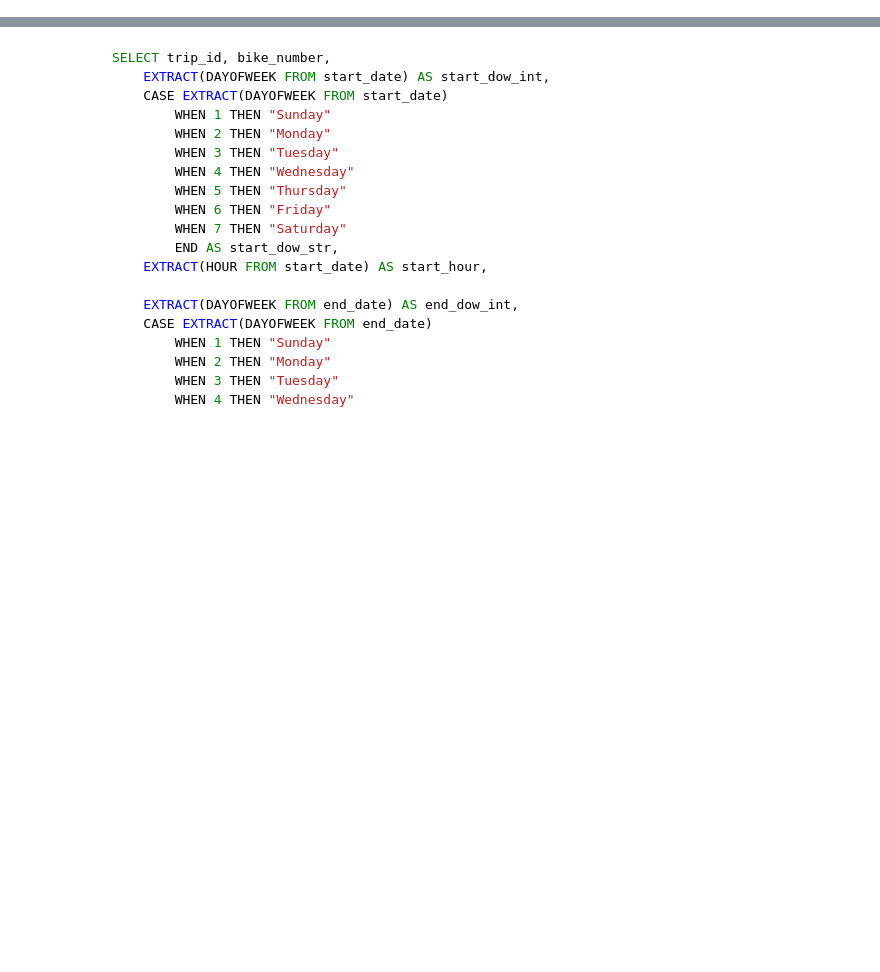
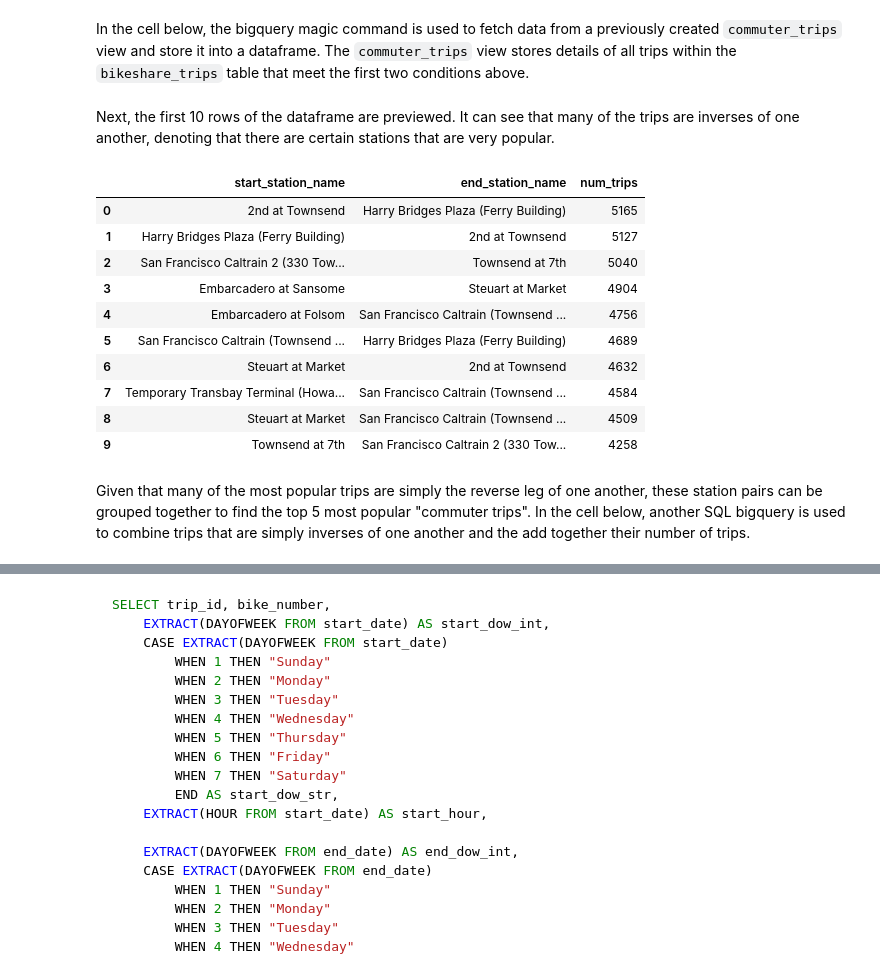
Before and after one commit to stemlock/Lyft_Bay_Wheels_Ridership_BigQuery_Analysis, a Jupyter notebook: Project_1.ipynb, the cells around one changed output, grey strips where cells are left out. Saved outputs shown, nothing was run; the diff lists cells and outputs as text; code cells hidden in the pictures; blank space fills up the shorter version.

```diff
--- a/Project_1.ipynb
+++ b/Project_1.ipynb
@@ -12,0 +24,2 @@
+# %% [markdown]
+In the cell below, the bigquery magic command is used to fetch data from a previously created `commuter_trips` view and store it into a dataframe. The `commuter_trips` view stores details of all trips within the `bikeshare_trips` table that meet the first two conditions above.
@@ -12,0 +34,18 @@
+# %% [markdown]
+Next, the first 10 rows of the dataframe are previewed. It can see that many of the trips are inverses of one another, denoting that there are certain stations that are very popular.
+# %%
+df_commuter_trips.head(10)
+# %% [output]
+|  | start_station_name | end_station_name | num_trips |
+| 0 | 2nd at Townsend | Harry Bridges Plaza (Ferry Building) | 5165 |
+| 1 | Harry Bridges Plaza (Ferry Building) | 2nd at Townsend | 5127 |
+| 2 | San Francisco Caltrain 2 (330 Tow... | Townsend at 7th | 5040 |
+| 3 | Embarcadero at Sansome | Steuart at Market | 4904 |
+| 4 | Embarcadero at Folsom | San Francisco Caltrain (Townsend ... | 4756 |
+| 5 | San Francisco Caltrain (Townsend ... | Harry Bridges Plaza (Ferry Building) | 4689 |
+| 6 | Steuart at Market | 2nd at Townsend | 4632 |
+| 7 | Temporary Transbay Terminal (Howa... | San Francisco Caltrain (Townsend ... | 4584 |
+| 8 | Steuart at Market | San Francisco Caltrain (Townsend ... | 4509 |
+| 9 | Townsend at 7th | San Francisco Caltrain 2 (330 Tow... | 4258 |
+# %% [markdown]
+Given that many of the most popular trips are simply the reverse leg of one another, these station pairs can be grouped together to find the top 5 most popular "commuter trips". In the cell below, another SQL bigquery is used to combine trips that are simply inverses of one another and the add together their number of trips.
```
Also changed, not shown: parts of 24 cells of this notebook, 2 other files.
